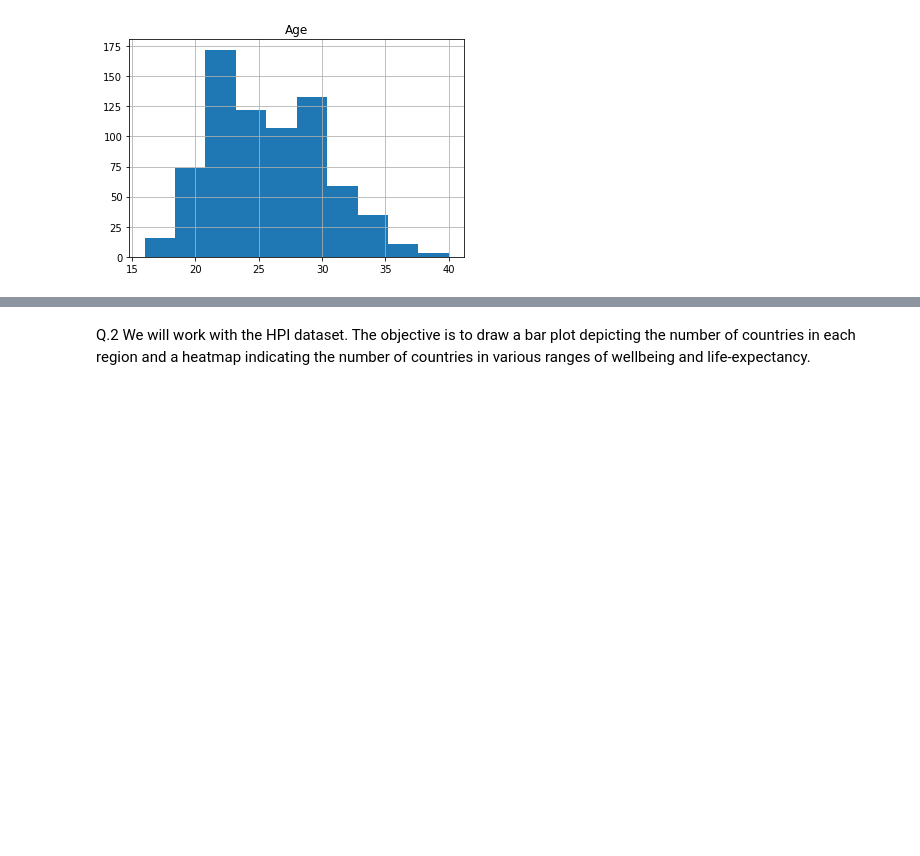
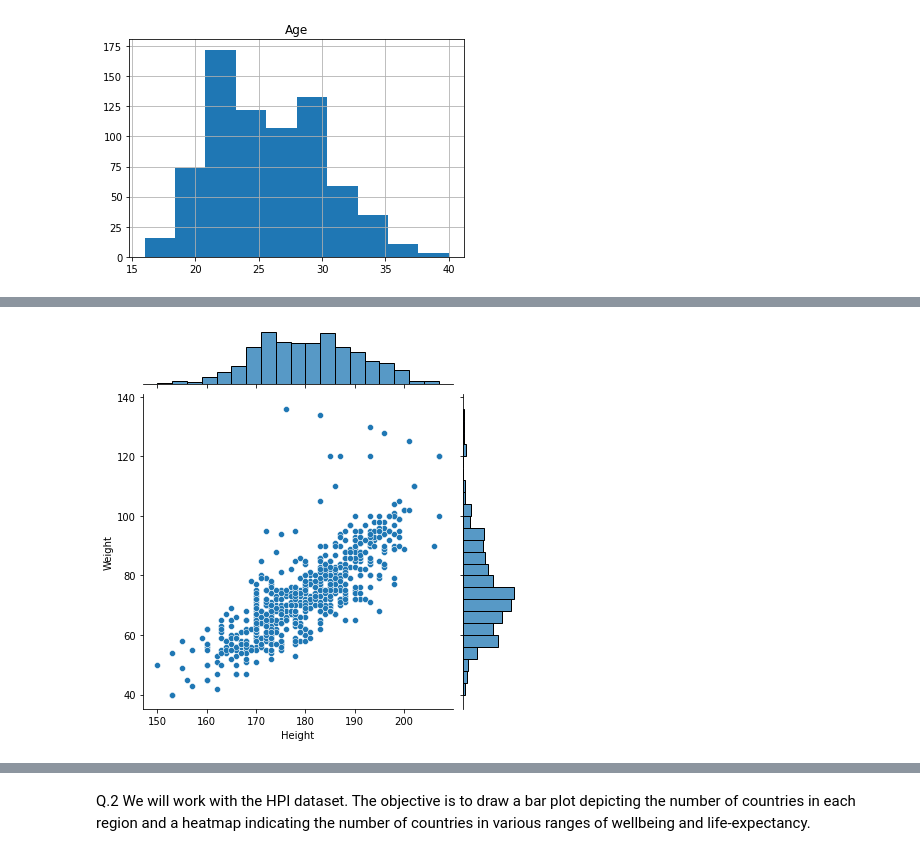
Before and after one commit to RealDogDad/exoplanetary-extrapolation, a Jupyter notebook: assignments/assignment-5a.ipynb, the cells around one changed output, grey strips where cells are left out. Cells and saved outputs as stored; diff of their text form; code cells hidden in the pictures; blank space fills up the shorter version.

```diff
--- a/assignments/assignment-5a.ipynb
+++ b/assignments/assignment-5a.ipynb
@@ -114,4 +120,7 @@ axs.bar(medals_by_country['NOC'],medals_by_country['Medal'])
 # %%
 #Q.1.i Create a joint plot with x=height and y=weight.
+ax = sns.jointplot(x='Height', y='Weight', data=height_by_weight)
+# %% [output]
+[figure, added]
 # %%
 #Q.1.j Create two violin plots: 1 for distribution of weight by genders & class of medal.
```
Also changed, not shown: parts of 8 cells of this notebook.
